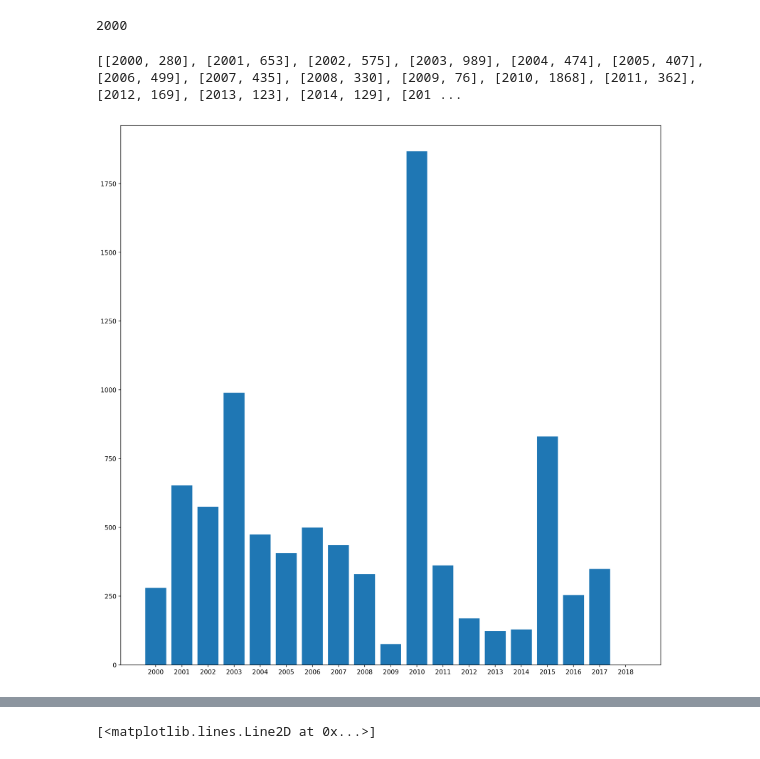
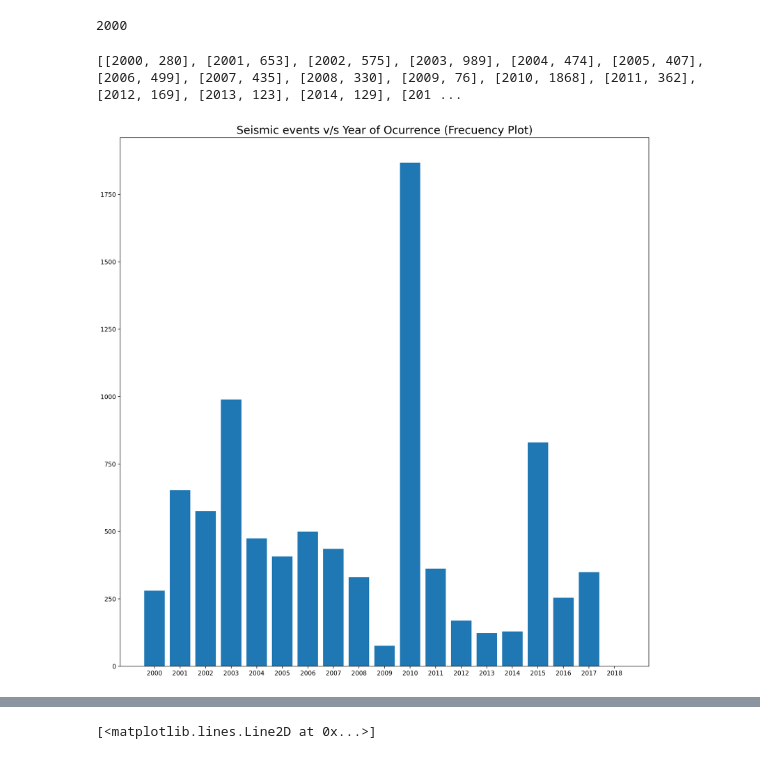
Before and after one commit to Fabross/IPD440_Earthquake_project, a Jupyter notebook: notebooks/dataAcquisition.ipynb, the cells around one changed output, grey strips where cells are left out. Cells and saved outputs as stored; diff of their text form; code cells hidden in the pictures.

```diff
--- a/notebooks/dataAcquisition.ipynb
+++ b/notebooks/dataAcquisition.ipynb
@@ -425,31 +418,32 @@ datetime.strptime(refreshed_events[0][0], '%d-%m-%Y %H:%M:%S').year
 def year_initializer(init, end):
     evs = list()
     for i in range(init, end + 1):
         evs.append([i, 0])
     return evs
 
 def event_counter(events):
     events_per_year = year_initializer(2000, 2018)
     for event in events:
         year_to_look = datetime.strptime(event[0], "%d-%m-%Y %H:%M:%S").year
         for event_per_year in events_per_year:
             if (event_per_year[0] == year_to_look):
                 event_per_year[1] += 1
                 break
             else:
                 continue
     return events_per_year
 
 events_per_year = event_counter(refreshed_events)
 print(events_per_year)
 
 fig = plt.figure(dpi = 200, figsize = (12, 12))
 ax = fig.add_axes([0, 0, 1, 1])
 years = [event_per_year[0] for event_per_year in events_per_year]
 events = [event_per_year[1] for event_per_year in events_per_year]
 ax.bar(years, events)
 ax.set_xticks(years)
+plt.title("Seismic events v/s Year of Ocurrence (Frecuency Plot)", fontsize = 18)
 plt.show()
 # %% [output]
 [[2000, 280], [2001, 653], [2002, 575], [2003, 989], [2004, 474], [2005, 407], [2006, 499], [2007, 435], [2008, 330], [2009, 76], [2010, 1868], [2011, 362], [2012, 169], [2013, 123], [2014, 129], [201 ...
-[figure, old version]
+[figure, new version]
```
Also changed, not shown: parts of 12 cells of this notebook.
